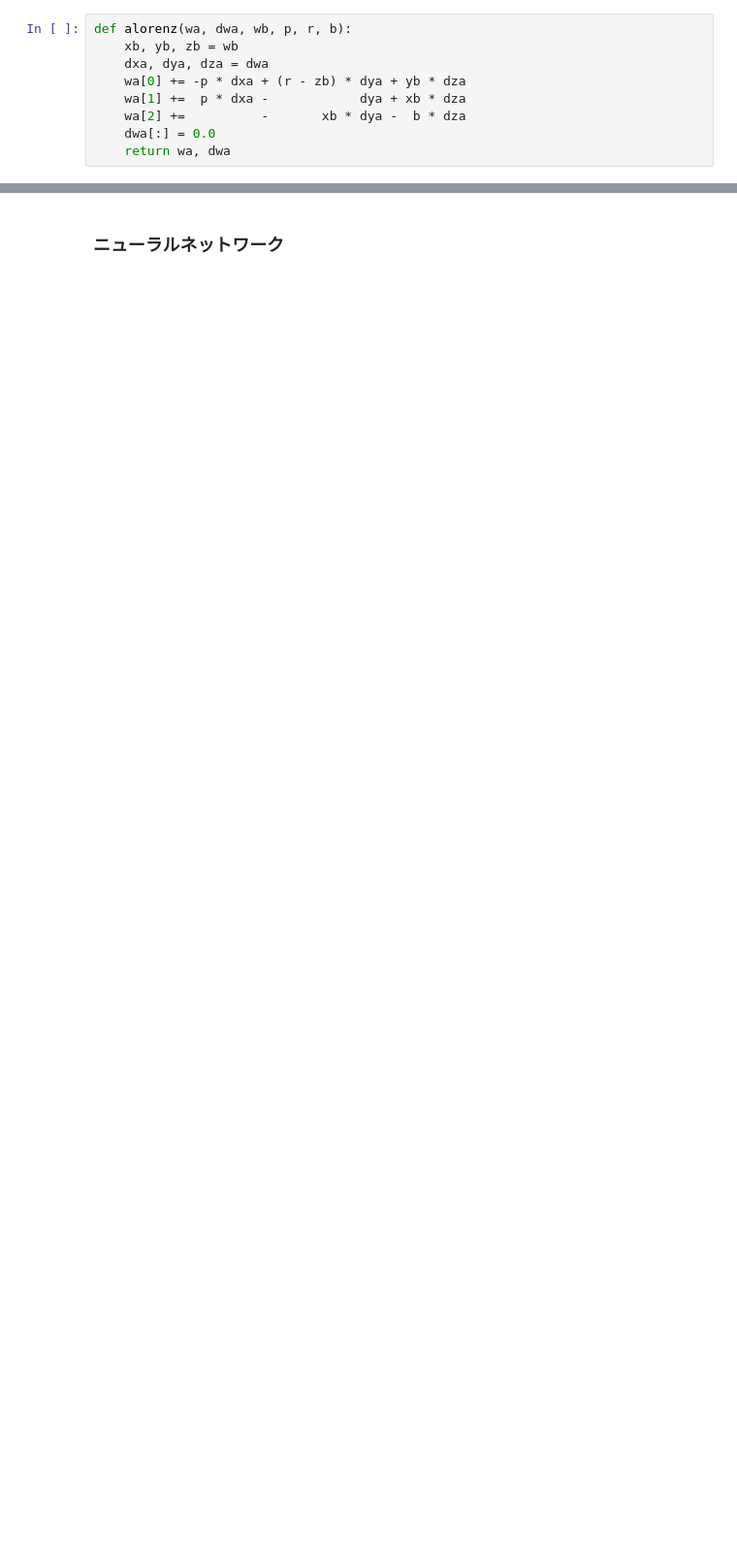
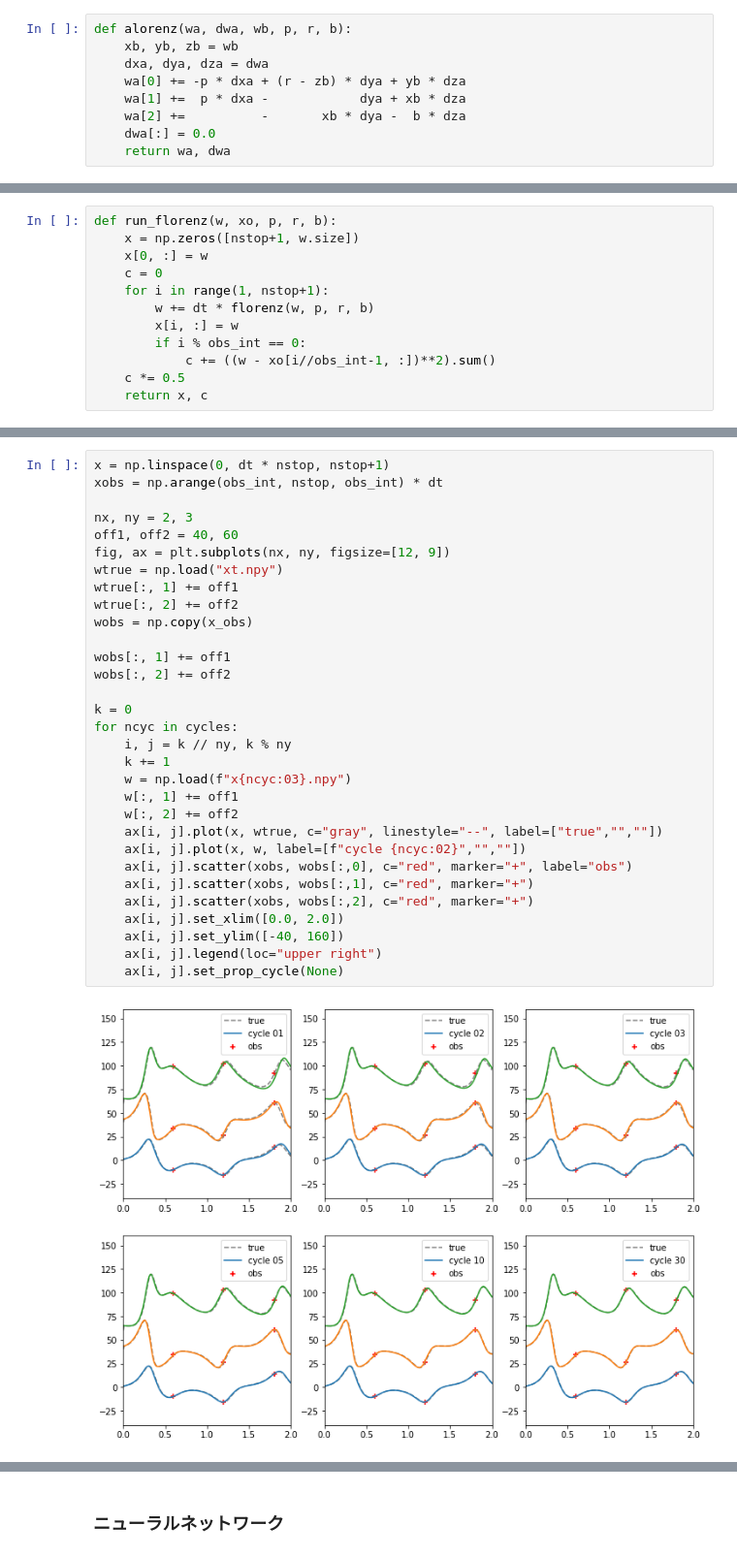
Before and after one commit to tenomoto/pymetds, a Jupyter notebook: Lorenz.ipynb, the cells around one changed output, grey strips where cells are left out. Shown: that part at 97% size. Cells and saved outputs as stored; diff of their text form; blank space fills up the shorter version.

```diff
--- a/Lorenz.ipynb
+++ b/Lorenz.ipynb
@@ -160,0 +198,12 @@ def alorenz(wa, dwa, wb, p, r, b):
+# %%
+def run_florenz(w, xo, p, r, b):
+    x = np.zeros([nstop+1, w.size])
+    x[0, :] = w
+    c = 0
+    for i in range(1, nstop+1):
+        w += dt * florenz(w, p, r, b)
+        x[i, :] = w
+        if i % obs_int == 0:
+            c += ((w - xo[i//obs_int-1, :])**2).sum()
+    c *= 0.5
+    return x, c
@@ -160,0 +248,33 @@ def alorenz(wa, dwa, wb, p, r, b):
+# %%
+x = np.linspace(0, dt * nstop, nstop+1)
+xobs = np.arange(obs_int, nstop, obs_int) * dt
+
+nx, ny = 2, 3
+off1, off2 = 40, 60
+fig, ax = plt.subplots(nx, ny, figsize=[12, 9])
+wtrue = np.load("xt.npy")
+wtrue[:, 1] += off1
+wtrue[:, 2] += off2
+wobs = np.copy(x_obs)
+
+wobs[:, 1] += off1
+wobs[:, 2] += off2
+
+k = 0
+for ncyc in cycles:
+    i, j = k // ny, k % ny
+    k += 1
+    w = np.load(f"x{ncyc:03}.npy")
+    w[:, 1] += off1
+    w[:, 2] += off2
+    ax[i, j].plot(x, wtrue, c="gray", linestyle="--", label=["true","",""])
+    ax[i, j].plot(x, w, label=[f"cycle {ncyc:02}","",""])
+    ax[i, j].scatter(xobs, wobs[:,0], c="red", marker="+", label="obs")
+    ax[i, j].scatter(xobs, wobs[:,1], c="red", marker="+")
+    ax[i, j].scatter(xobs, wobs[:,2], c="red", marker="+")
+    ax[i, j].set_xlim([0.0, 2.0])
+    ax[i, j].set_ylim([-40, 160])
+    ax[i, j].legend(loc="upper right")
+    ax[i, j].set_prop_cycle(None)
+# %% [output]
+[figure, added]
```
Also changed, not shown: parts of 22 cells of this notebook.
